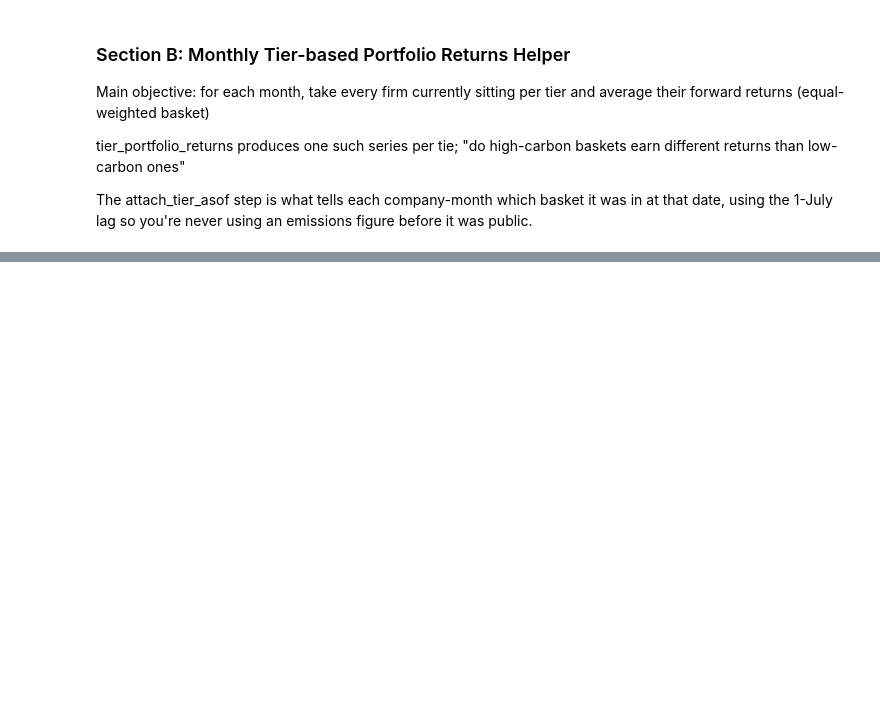
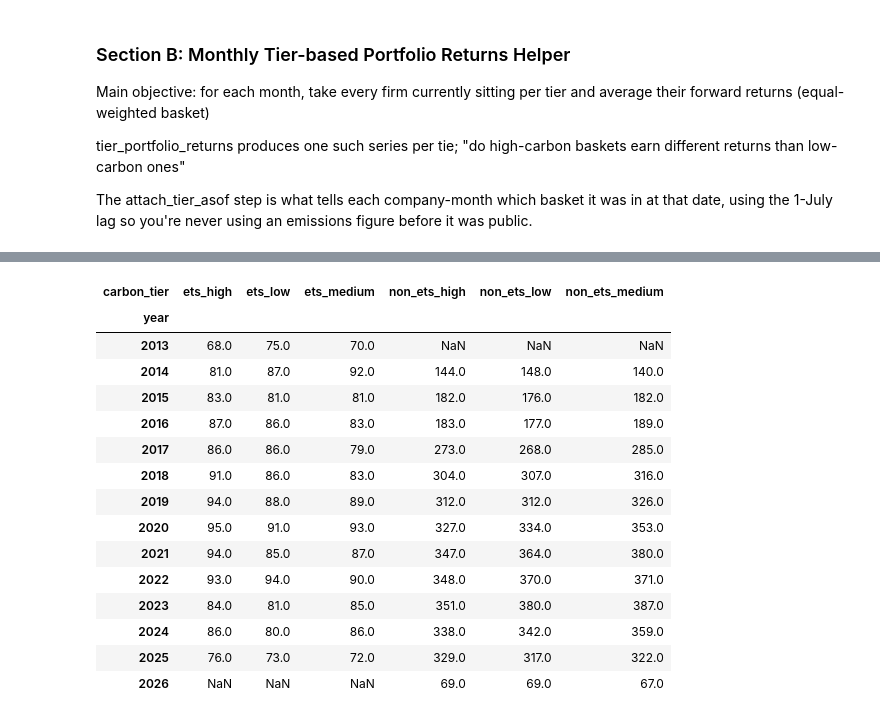
Before and after one commit to salinela/carbon-portfolio-project-v2, a Jupyter notebook: notebooks/08_eda.ipynb, the cells around one changed output, grey strips where cells are left out. Drawn from its saved outputs; the diff is of its cells as text; code cells hidden in the pictures; blank space fills up the shorter version.

```diff
--- a/notebooks/08_eda.ipynb
+++ b/notebooks/08_eda.ipynb
@@ -196,0 +242,28 @@ tret.tail()
+# %%
+# 1) firms actually CONTRIBUTING per tier per year (drives tret NaN directly)
+chk = (panel_t.reset_index()[["company_id", "date", "carbon_tier", "fwd_ret"]]
+       .dropna(subset=["carbon_tier", "fwd_ret"]))
+
+# remove untiered:
+chk = chk[~chk["carbon_tier"].astype(str).str.endswith("untiered")]
+
+# see number of companies in each yearly tier:
+chk["year"] = pd.to_datetime(chk["date"]).dt.year
+chk.groupby(["year", "carbon_tier"])["company_id"].nunique().unstack("carbon_tier")
+# %% [output]
+| carbon_tier | ets_high | ets_low | ets_medium | non_ets_high | non_ets_low | non_ets_medium |
+| year |  |  |  |  |  |  |
+| 2013 | 68.0 | 75.0 | 70.0 | NaN | NaN | NaN |
+| 2014 | 81.0 | 87.0 | 92.0 | 144.0 | 148.0 | 140.0 |
+| 2015 | 83.0 | 81.0 | 81.0 | 182.0 | 176.0 | 182.0 |
+| 2016 | 87.0 | 86.0 | 83.0 | 183.0 | 177.0 | 189.0 |
+| 2017 | 86.0 | 86.0 | 79.0 | 273.0 | 268.0 | 285.0 |
+| 2018 | 91.0 | 86.0 | 83.0 | 304.0 | 307.0 | 316.0 |
+| 2019 | 94.0 | 88.0 | 89.0 | 312.0 | 312.0 | 326.0 |
+| 2020 | 95.0 | 91.0 | 93.0 | 327.0 | 334.0 | 353.0 |
+| 2021 | 94.0 | 85.0 | 87.0 | 347.0 | 364.0 | 380.0 |
+| 2022 | 93.0 | 94.0 | 90.0 | 348.0 | 370.0 | 371.0 |
+| 2023 | 84.0 | 81.0 | 85.0 | 351.0 | 380.0 | 387.0 |
+| 2024 | 86.0 | 80.0 | 86.0 | 338.0 | 342.0 | 359.0 |
+| 2025 | 76.0 | 73.0 | 72.0 | 329.0 | 317.0 | 322.0 |
+| 2026 | NaN | NaN | NaN | 69.0 | 69.0 | 67.0 |
```
Also changed, not shown: parts of 16 cells of this notebook.
